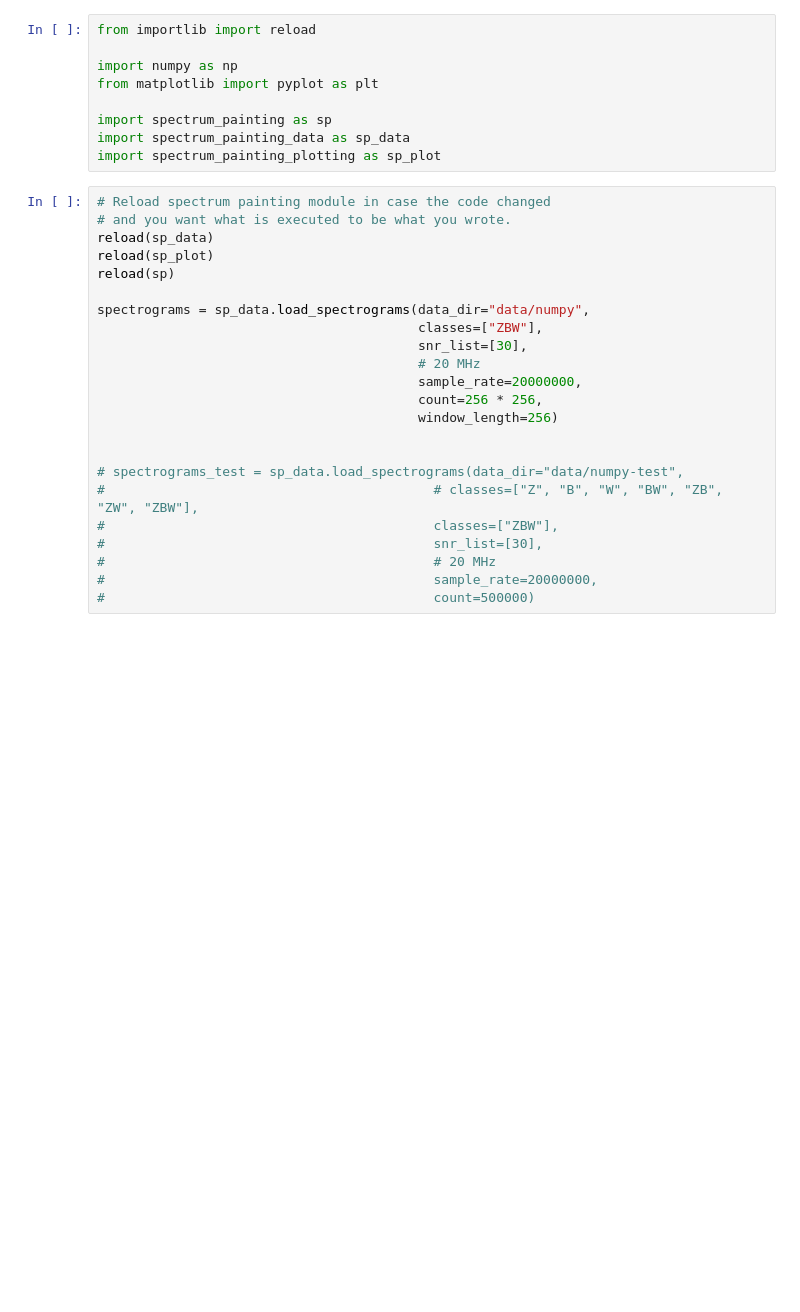
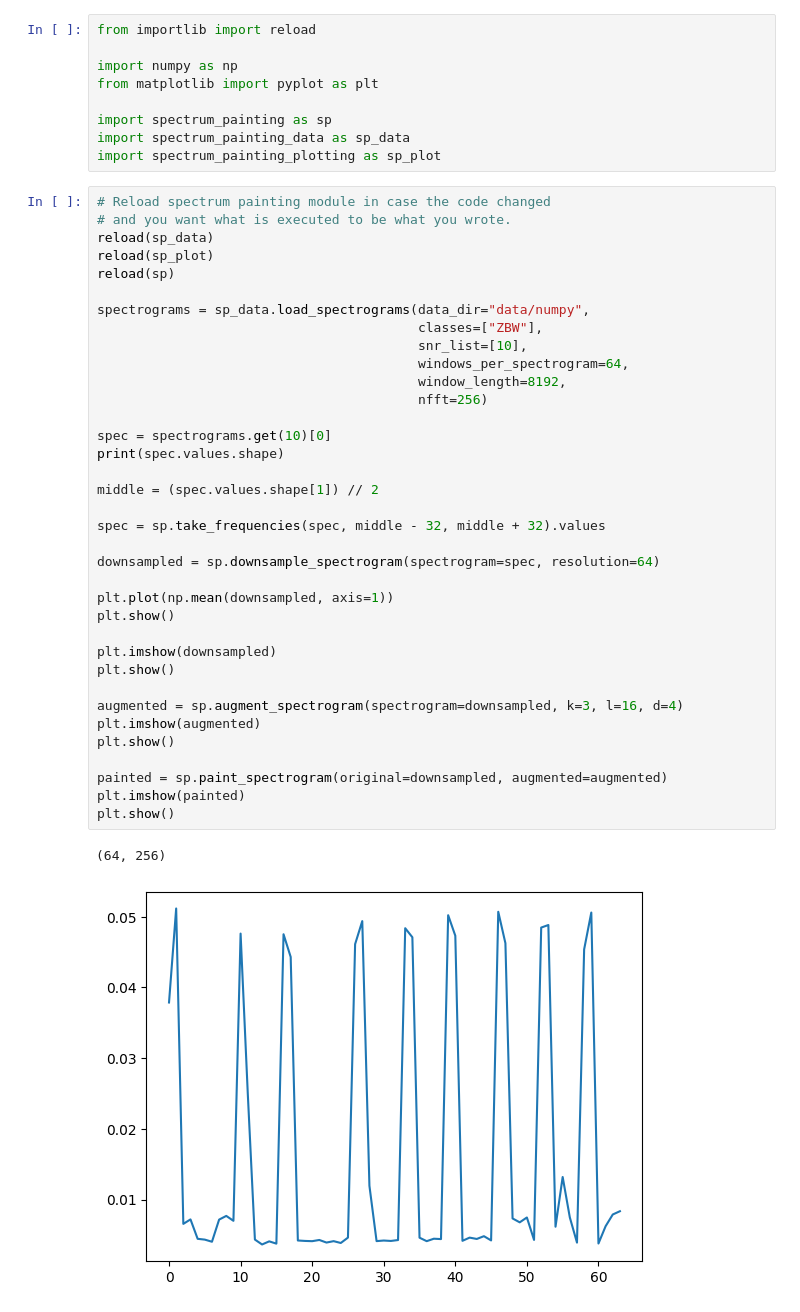
Before and after one commit to sds100/TinyMLSpectrumSensing, a Jupyter notebook: training/notebook_playground.ipynb, the cells around one changed output. Saved outputs shown, nothing was run; the diff lists cells and outputs as text; blank space fills up the shorter version.

```diff
--- a/training/notebook_playground.ipynb
+++ b/training/notebook_playground.ipynb
@@ -10,23 +10,39 @@ import spectrum_painting_plotting as sp_plot
 # %%
 # Reload spectrum painting module in case the code changed
 # and you want what is executed to be what you wrote.
 reload(sp_data)
 reload(sp_plot)
 reload(sp)
 
 spectrograms = sp_data.load_spectrograms(data_dir="data/numpy",
                                          classes=["ZBW"],
-                                         snr_list=[30],
-                                         # 20 MHz
-                                         sample_rate=20000000,
-                                         count=256 * 256,
-                                         window_length=256)
+                                         snr_list=[10],
+                                         windows_per_spectrogram=64,
+                                         window_length=8192,
+                                         nfft=256)
 
+spec = spectrograms.get(10)[0]
+print(spec.values.shape)
 
-# spectrograms_test = sp_data.load_spectrograms(data_dir="data/numpy-test",
-#                                          # classes=["Z", "B", "W", "BW", "ZB", "ZW", "ZBW"],
-#                                          classes=["ZBW"],
-#                                          snr_list=[30],
-#                                          # 20 MHz
-#                                          sample_rate=20000000,
-#                                          count=500000)
+middle = (spec.values.shape[1]) // 2
+
+spec = sp.take_frequencies(spec, middle - 32, middle + 32).values
+
+downsampled = sp.downsample_spectrogram(spectrogram=spec, resolution=64)
+
+plt.plot(np.mean(downsampled, axis=1))
+plt.show()
+
+plt.imshow(downsampled)
+plt.show()
+
+augmented = sp.augment_spectrogram(spectrogram=downsampled, k=3, l=16, d=4)
+plt.imshow(augmented)
+plt.show()
+
+painted = sp.paint_spectrogram(original=downsampled, augmented=augmented)
+plt.imshow(painted)
+plt.show()
+# %% [output]
+(64, 256)
+[figure, added]
```
Also changed, not shown: parts of 3 cells of this notebook, 7 other files.
